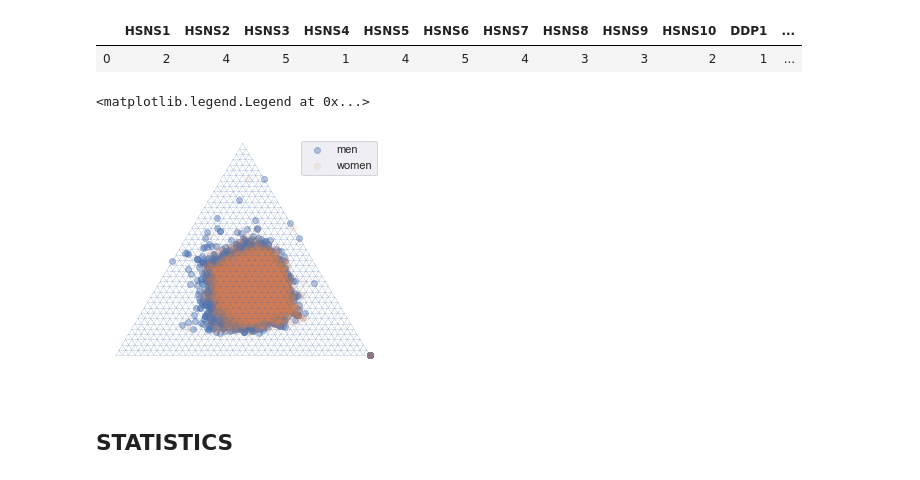
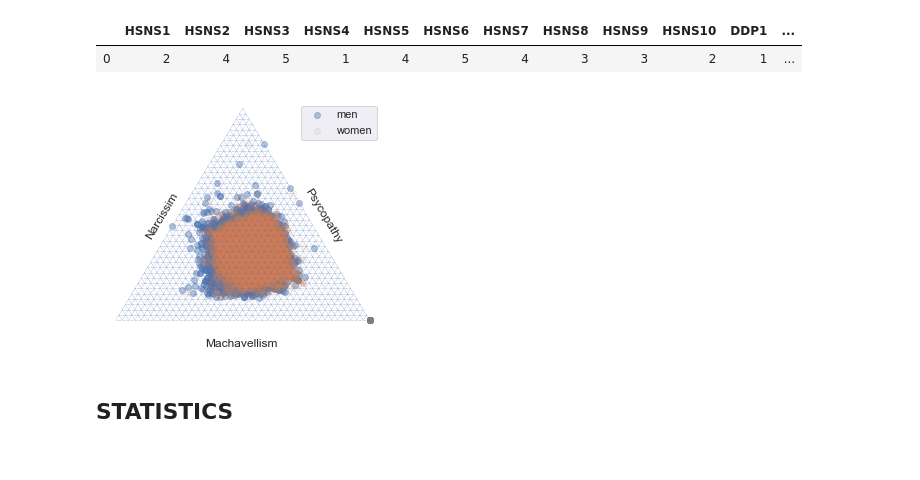
Before and after one commit to pengtianan/final-project, a Jupyter notebook: your-project/Exploratory analysis & Inferential Statistics.ipynb, the cells around one changed output. Drawn from its saved outputs; the diff is of its cells as text; code cells hidden in the pictures.

```diff
--- a/your-project/Exploratory analysis & Inferential Statistics.ipynb
+++ b/your-project/Exploratory analysis & Inferential Statistics.ipynb
@@ -170,15 +204,18 @@ ds.head(1)
 # %%
 fig, tax = ternary.figure(scale=100)
 fig.set_size_inches(5, 4.5)
 
 tax.scatter(ds.loc[ds.gender == 1][['H', 'D', 'S']].values, alpha = 0.40, label='men')
 tax.scatter(ds.loc[ds.gender == 2][['H', 'D', 'S']].values, alpha=0.10, label='women')
 tax.gridlines(multiple=2.5)
 tax.get_axes().axis('off')
-plt.legend()
+tax.left_axis_label("Narcissim")
+tax.right_axis_label("Psycopathy")
+tax.bottom_axis_label("Machavellism")
+
+tax.legend()
 # %% [output]
-<matplotlib.legend.Legend at 0x...>
-[figure, old version]
+[figure, new version]
 # %%
 #import plotly.express as px
 
```
Also changed, not shown: parts of 25 cells of this notebook, 2 other files.
